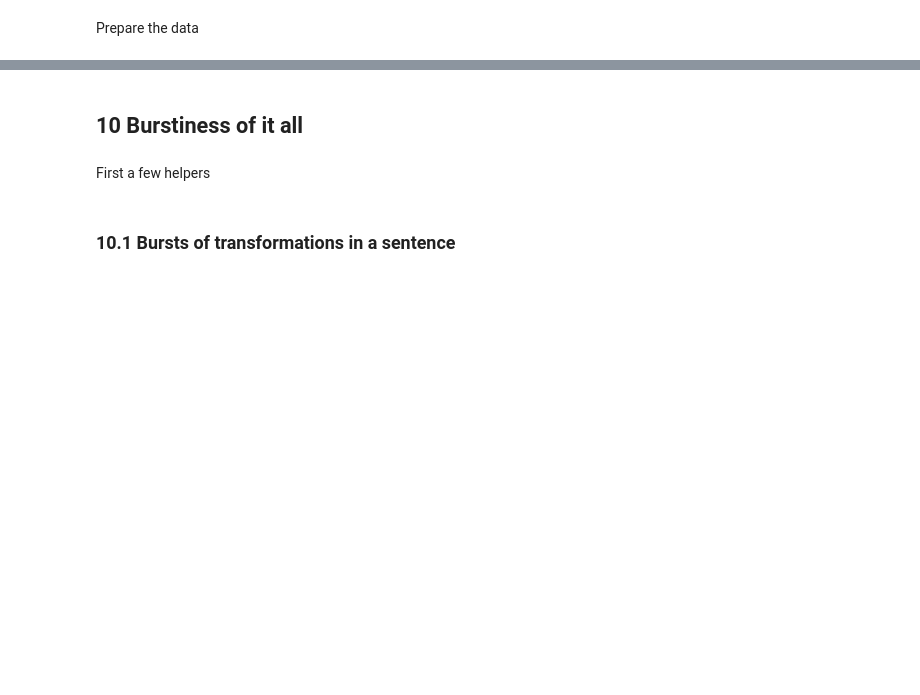
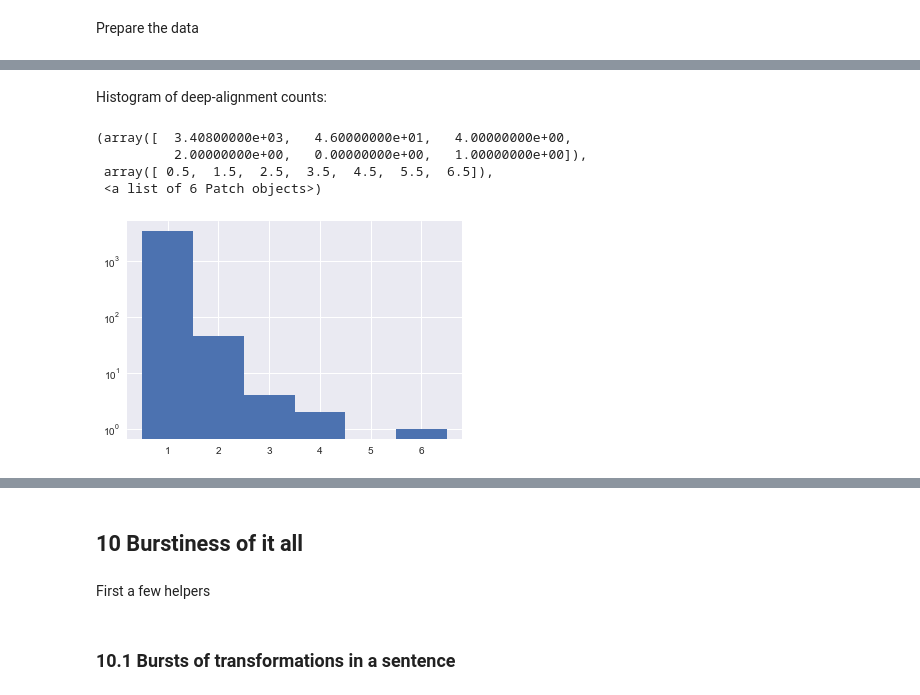
Before and after one commit to interpretation-experiment/analysis, a Jupyter notebook: notebooks/exp_3/model_exploration.ipynb, the cells around one changed output, grey strips where cells are left out. Saved outputs shown, nothing was run; the diff lists cells and outputs as text; code cells hidden in the pictures; blank space fills up the shorter version.

```diff
--- a/notebooks/exp_3/model_exploration.ipynb
+++ b/notebooks/exp_3/model_exploration.ipynb
@@ -610,40 +452,0 @@ Prepare the data
-# %%
-data_size = []
-for tree in ProgressBar(max_value=Tree.objects.experiment.count())(Tree.objects.experiment):
-
-    for head in tree.root.children.kept:
-
-        for parent, child in pairwise(branch_sentences(head, with_root=True, with_leaf=True)):
-
-            app_ids, dis_ids, rpl_pairs, stb_pairs = \
-                next(chunk_indices_with_children_exc(parent.align_deep_lemmas(child)))
-
-            rpl_outexc = [pair for pair in rpl_pairs if not pair[2]]
-            rpl_inexc = [pair for pair in rpl_pairs if pair[2]]
-            stb_outexc = [pair for pair in stb_pairs if not pair[2]]
-            stb_inexc = [pair for pair in stb_pairs if pair[2]]
-
-            for tipe, ref_sentence, ids in \
-                [('ins', child, app_ids),
-                 ('del', parent, dis_ids),
-                 ('rpl', parent, [p[0] for p in rpl_outexc]),
-                 ('exc', parent, [p[0] for p in itertools.chain(stb_inexc, rpl_inexc)]),
-                 ('stb', parent, [p[0] for p in stb_outexc])]:
-                for chunk in contiguous_chunks(ids):
-                    data_size.append({
-                        'tree_id': tree.id,
-                        'branch_id': head.id,
-                        'parent_id': parent.id,
-                        'child_id': child.id,
-
-                        'parent_depth': parent.depth,
-                        'parent_length': len(parent.tokens),
-
-                        'tipe': tipe,
-                        'chunk_size': len(chunk),
-                        'chunk_start': chunk[0] / len(ref_sentence.tokens),
-                        'chunk_stop': (chunk[-1] + 1) / len(ref_sentence.tokens),
-                    })
-
-columns_size = ['del', 'ins', 'rpl', 'exc', 'stb']
-data_size = pd.DataFrame(data_size)
@@ -678,0 +500,10 @@ g.map(plot_int_dist, 'chunk_size', scale='loglog')
+# %% [markdown]
+Histogram of deep-alignment counts:
+# %%
+plt.hist(dal_counts, bins=np.arange(dal_counts.max() + 1) + .5, log=True)
+# %% [output]
+(array([  3.40800000e+03,   4.60000000e+01,   4.00000000e+00,
+          2.00000000e+00,   0.00000000e+00,   1.00000000e+00]),
+ array([ 0.5,  1.5,  2.5,  3.5,  4.5,  5.5,  6.5]),
+ <a list of 6 Patch objects>)
+[figure, added]
```
Also changed, not shown: parts of 79 cells of this notebook.
